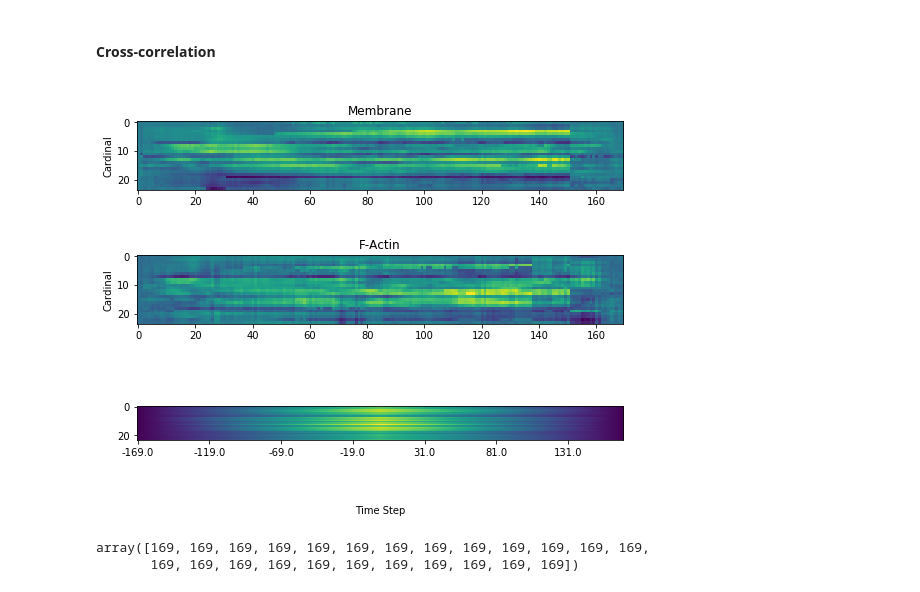
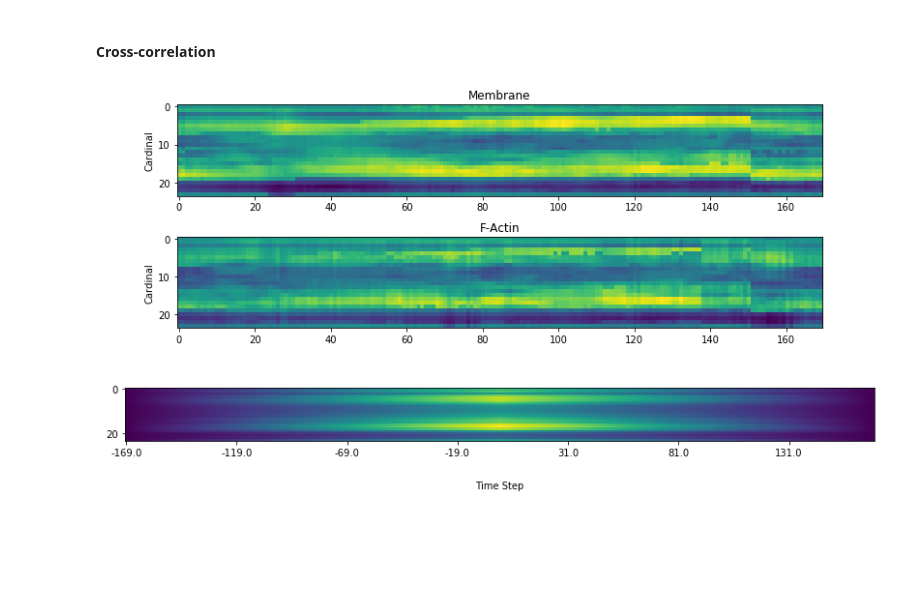
Before and after one commit to y3nr1ng/utoolbox-core, a Jupyter notebook: Calcium Correlation.ipynb, the cells around one changed output. Drawn from its saved outputs; the diff is of its cells as text; code cells hidden in the pictures; blank space fills up the shorter version.

```diff
--- a/Calcium Correlation.ipynb
+++ b/Calcium Correlation.ipynb
@@ -32,8 +32,8 @@ plt_act = table_to_plot(tbl_act)
 # %% [markdown]
 Normalized by the first time point.
 # %%
-plt_mem /= plt_mem[0, :]
-plt_act /= plt_act[0, :]
+#plt_mem /= plt_mem[0, :]
+#plt_act /= plt_act[0, :]
 # %% [markdown]
 #### Cross-correlation
 # %%
@@ -46,7 +46,7 @@ corr = np.zeros([2*nt-1, nc])
 for ic, (c_mem, c_act) in enumerate(zip(plt_mem.T, plt_act.T)):
     corr[:, ic] = np.correlate(c_mem, c_act, 'full').T
 # %%
-fig = plt.figure(figsize=(8, 6))
+fig = plt.figure(figsize=(12, 6))
 
 # bit subplot
 ax = fig.add_subplot(111)
@@ -60,36 +60,31 @@ ax.spines['top'].set_color('none')
 ax.spines['bottom'].set_color('none')
 ax.spines['left'].set_color('none')
 ax.spines['right'].set_color('none')
 ax.tick_params(labelcolor='w', top='off', bottom='off', left='off', right='off')
 
 # set common labels
 ax.set_xlabel('Time Step')
 
 # set data
 ax_mem.imshow(plt_mem.T)
 ax_act.imshow(plt_act.T)
 ax_cor.imshow(corr.T)
 
 # set title
 ax_mem.set_title("Membrane")
 ax_act.set_title("F-Actin")
 
 # Y label
 ax_mem.set_ylabel("Cardinal")
 ax_act.set_ylabel("Cardinal")
 
 # modify correlation x ticks
 ticks = ax_cor.get_xticks().tolist()
 nt, _ = corr.shape
 ot = (nt-1)/2
 ticks[:] = [x-ot for x in ticks]
 ax_cor.set_xticklabels(ticks)
 
 plt.tight_layout()
 # %% [output]
-[figure, old version]
+[figure, new version]
-# %%
-np.argmax(corr, axis=0)
-# %% [output]
-array([169, 169, 169, 169, 169, 169, 169, 169, 169, 169, 169, 169, 169,
-       169, 169, 169, 169, 169, 169, 169, 169, 169, 169, 169])
```
Also changed, not shown: 2 other files.
